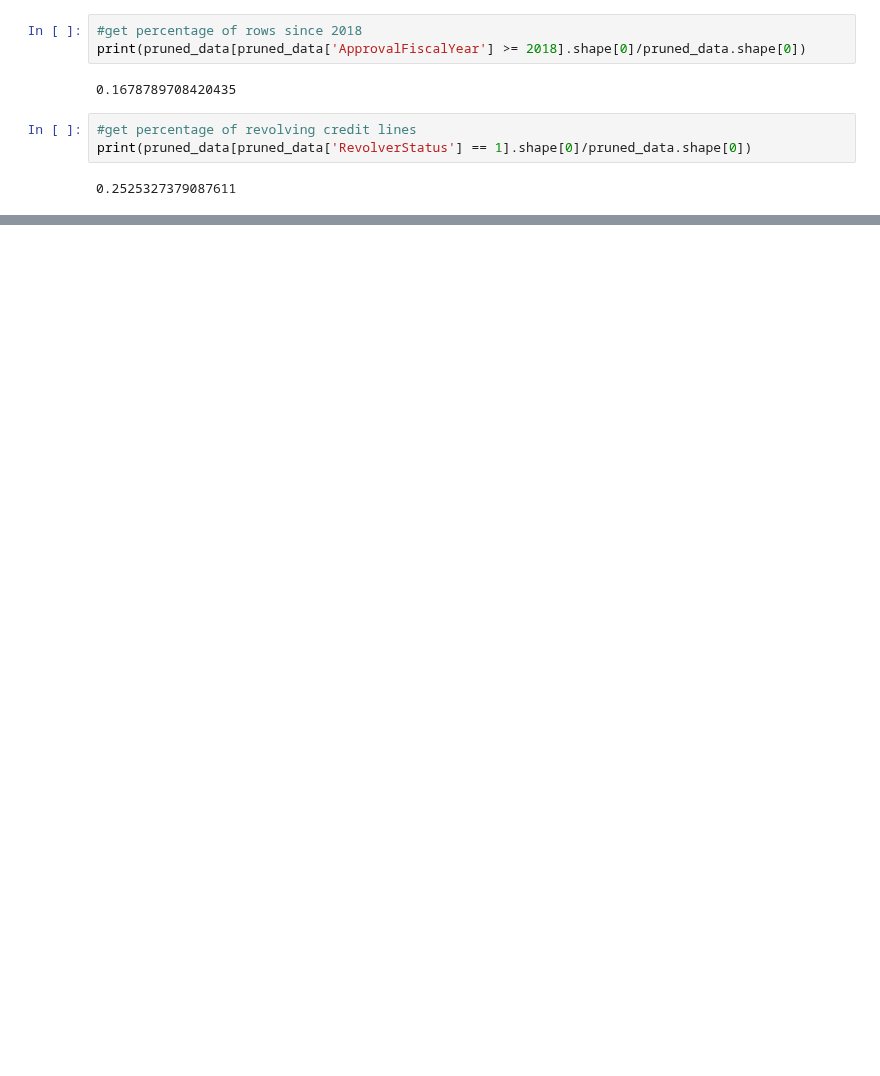
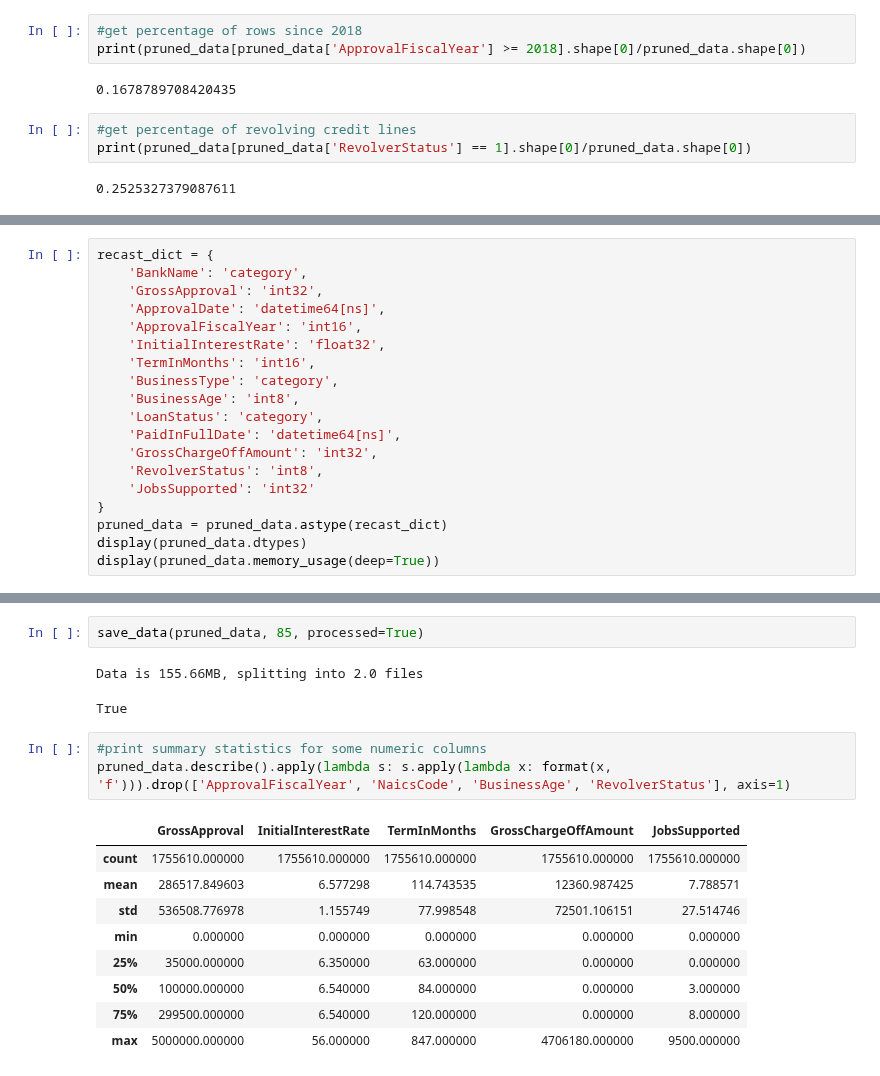
Before and after one commit to EmberAnimus/DSC450, a Jupyter notebook: Project 3 - SBA Data/SBA Data Processing.ipynb, the cells around one changed output, grey strips where cells are left out. Saved outputs shown, nothing was run; the diff lists cells and outputs as text; blank space fills up the shorter version.

```diff
--- a/Project 3 - SBA Data/SBA Data Processing.ipynb
+++ b/Project 3 - SBA Data/SBA Data Processing.ipynb
@@ -118 +177,20 @@ BusinessAge       0.832543
 dtype: float64
+# %%
+recast_dict = {
+    'BankName': 'category',
+    'GrossApproval': 'int32',
+    'ApprovalDate': 'datetime64[ns]',
+    'ApprovalFiscalYear': 'int16',
+    'InitialInterestRate': 'float32',
+    'TermInMonths': 'int16',
+    'BusinessType': 'category',
+    'BusinessAge': 'int8',
+    'LoanStatus': 'category',
+    'PaidInFullDate': 'datetime64[ns]',
+    'GrossChargeOffAmount': 'int32',
+    'RevolverStatus': 'int8',
+    'JobsSupported': 'int32'
+}
+pruned_data = pruned_data.astype(recast_dict)
+display(pruned_data.dtypes)
+display(pruned_data.memory_usage(deep=True))
@@ -118,0 +227,18 @@ dtype: float64
+# %%
+save_data(pruned_data, 85, processed=True)
+# %% [output]
+Data is 155.66MB, splitting into 2.0 files
+True
+# %%
+#print summary statistics for some numeric columns
+pruned_data.describe().apply(lambda s: s.apply(lambda x: format(x, 'f'))).drop(['ApprovalFiscalYear', 'NaicsCode', 'BusinessAge', 'RevolverStatus'], axis=1)
+# %% [output]
+|  | GrossApproval | InitialInterestRate | TermInMonths | GrossChargeOffAmount | JobsSupported |
+| count | 1755610.000000 | 1755610.000000 | 1755610.000000 | 1755610.000000 | 1755610.000000 |
+| mean | 286517.849603 | 6.577298 | 114.743535 | 12360.987425 | 7.788571 |
+| std | 536508.776978 | 1.155749 | 77.998548 | 72501.106151 | 27.514746 |
+| min | 0.000000 | 0.000000 | 0.000000 | 0.000000 | 0.000000 |
+| 25% | 35000.000000 | 6.350000 | 63.000000 | 0.000000 | 0.000000 |
+| 50% | 100000.000000 | 6.540000 | 84.000000 | 0.000000 | 3.000000 |
+| 75% | 299500.000000 | 6.540000 | 120.000000 | 0.000000 | 8.000000 |
+| max | 5000000.000000 | 56.000000 | 847.000000 | 4706180.000000 | 9500.000000 |
```
Also changed, not shown: parts of 7 cells of this notebook, 10 other files.
